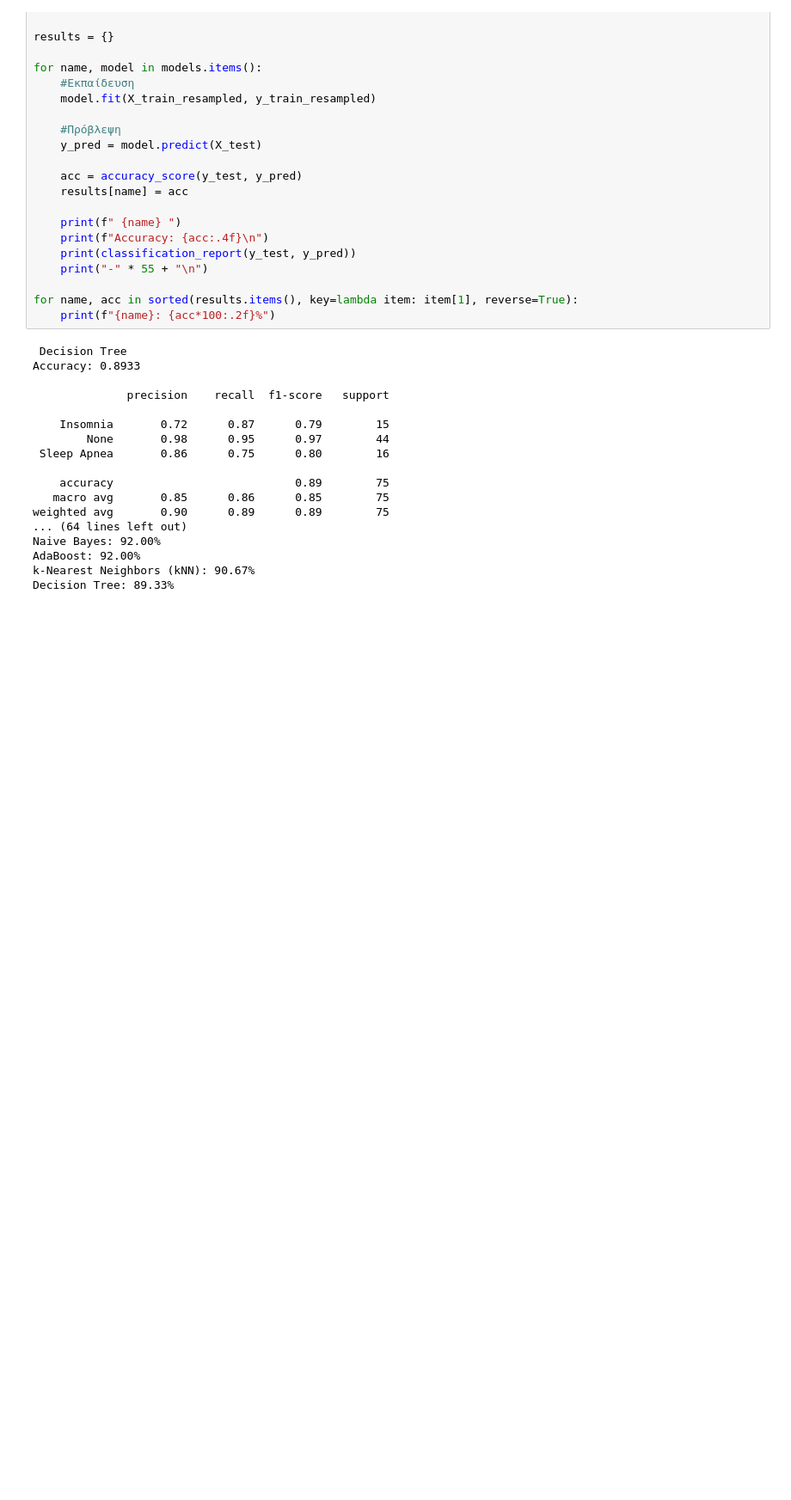
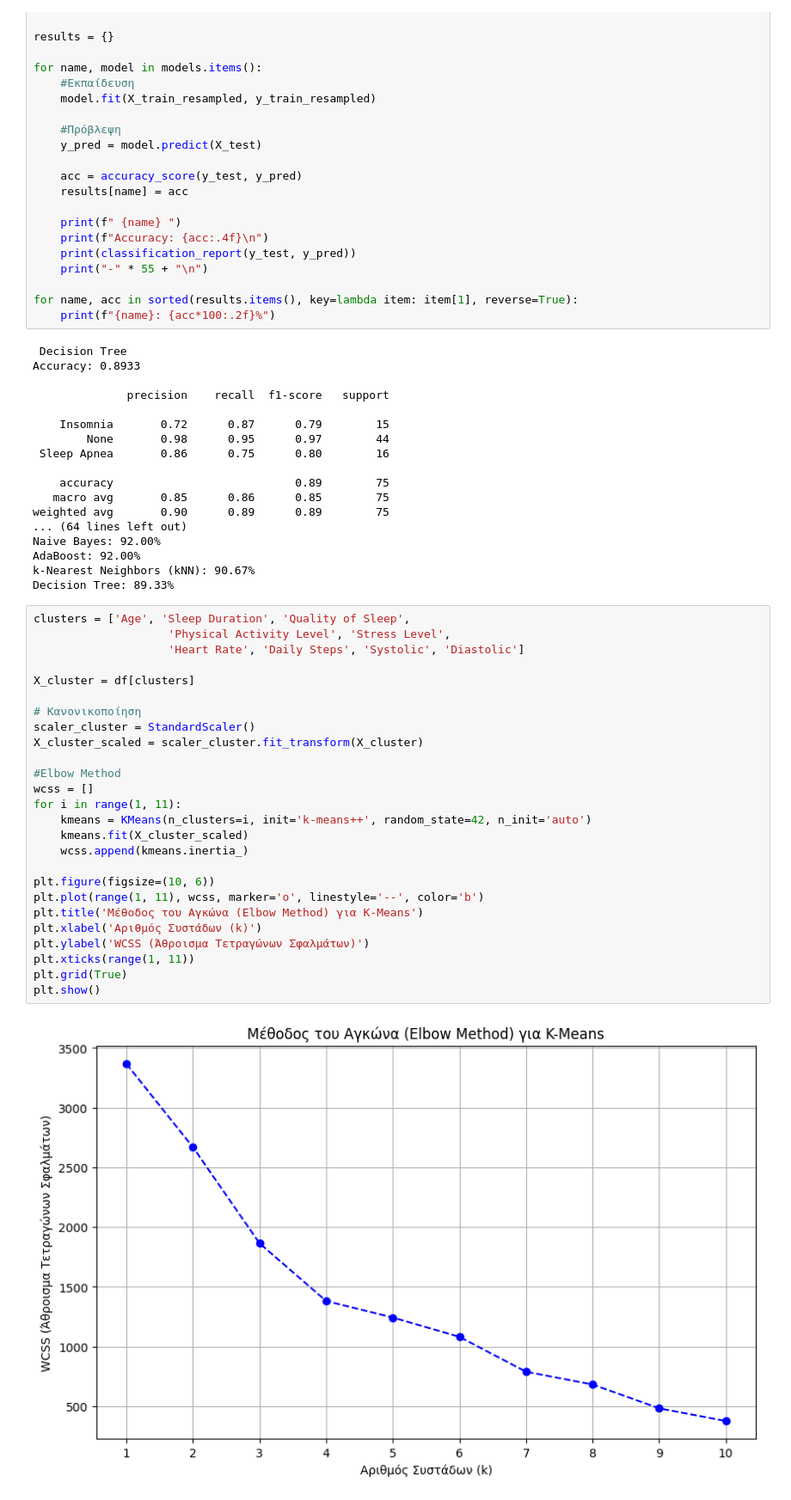
Before and after one commit to konstantinaklei/dataminigproject, a Jupyter notebook: main.ipynb, the cells around one changed output. Shown at 86% size. Saved outputs shown, nothing was run; the diff lists cells and outputs as text; blank space fills up the shorter version.

Commit message:
feat: implement clustering algorithms and analysis

```diff
--- a/main.ipynb
+++ b/main.ipynb
@@ -234,3 +234,31 @@ Naive Bayes: 92.00%
 AdaBoost: 92.00%
 k-Nearest Neighbors (kNN): 90.67%
 Decision Tree: 89.33%
+# %%
+clusters = ['Age', 'Sleep Duration', 'Quality of Sleep',
+                    'Physical Activity Level', 'Stress Level',
+                    'Heart Rate', 'Daily Steps', 'Systolic', 'Diastolic']
+
+X_cluster = df[clusters]
+
+# Κανονικοποίηση
+scaler_cluster = StandardScaler()
+X_cluster_scaled = scaler_cluster.fit_transform(X_cluster)
+
+#Elbow Method
+wcss = []
+for i in range(1, 11):
+    kmeans = KMeans(n_clusters=i, init='k-means++', random_state=42, n_init='auto')
+    kmeans.fit(X_cluster_scaled)
+    wcss.append(kmeans.inertia_)
+
+plt.figure(figsize=(10, 6))
+plt.plot(range(1, 11), wcss, marker='o', linestyle='--', color='b')
+plt.title('Μέθοδος του Αγκώνα (Elbow Method) για K-Means')
+plt.xlabel('Αριθμός Συστάδων (k)')
+plt.ylabel('WCSS (Άθροισμα Τετραγώνων Σφαλμάτων)')
+plt.xticks(range(1, 11))
+plt.grid(True)
+plt.show()
+# %% [output]
+[figure, added]
```
Also changed, not shown: parts of 10 cells of this notebook.
